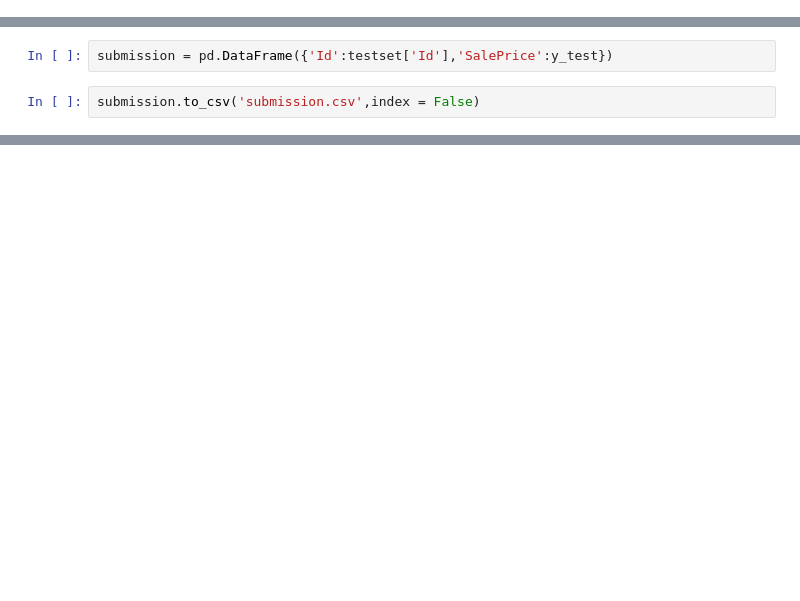
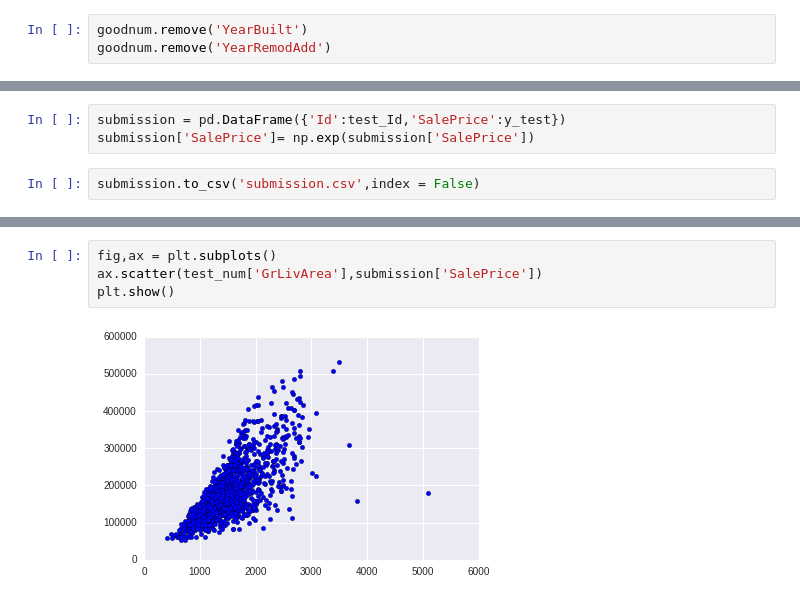
Before and after one commit to freecs989/machine-learning-projects, a Jupyter notebook: houseprice.ipynb, the cells around one changed output, grey strips where cells are left out. Saved outputs shown, nothing was run; the diff lists cells and outputs as text; blank space fills up the shorter version.

```diff
--- a/houseprice.ipynb
+++ b/houseprice.ipynb
@@ -144,0 +655,3 @@ x_test = testset[['LotFrontage','LotArea','PoolArea','OverallQual','OverallCond'
+# %%
+goodnum.remove('YearBuilt')
+goodnum.remove('YearRemodAdd')
@@ -165,4 +818,5 @@ print(clf.score(x_train,y_train)*100)
 # %%
-submission = pd.DataFrame({'Id':testset['Id'],'SalePrice':y_test})
+submission = pd.DataFrame({'Id':test_Id,'SalePrice':y_test})
+submission['SalePrice']= np.exp(submission['SalePrice'])
 # %%
 submission.to_csv('submission.csv',index = False)
@@ -168,0 +846,6 @@ submission.to_csv('submission.csv',index = False)
+# %%
+fig,ax = plt.subplots()
+ax.scatter(test_num['GrLivArea'],submission['SalePrice'])
+plt.show()
+# %% [output]
+[figure, added]
```
Also changed, not shown: parts of 114 cells of this notebook.
